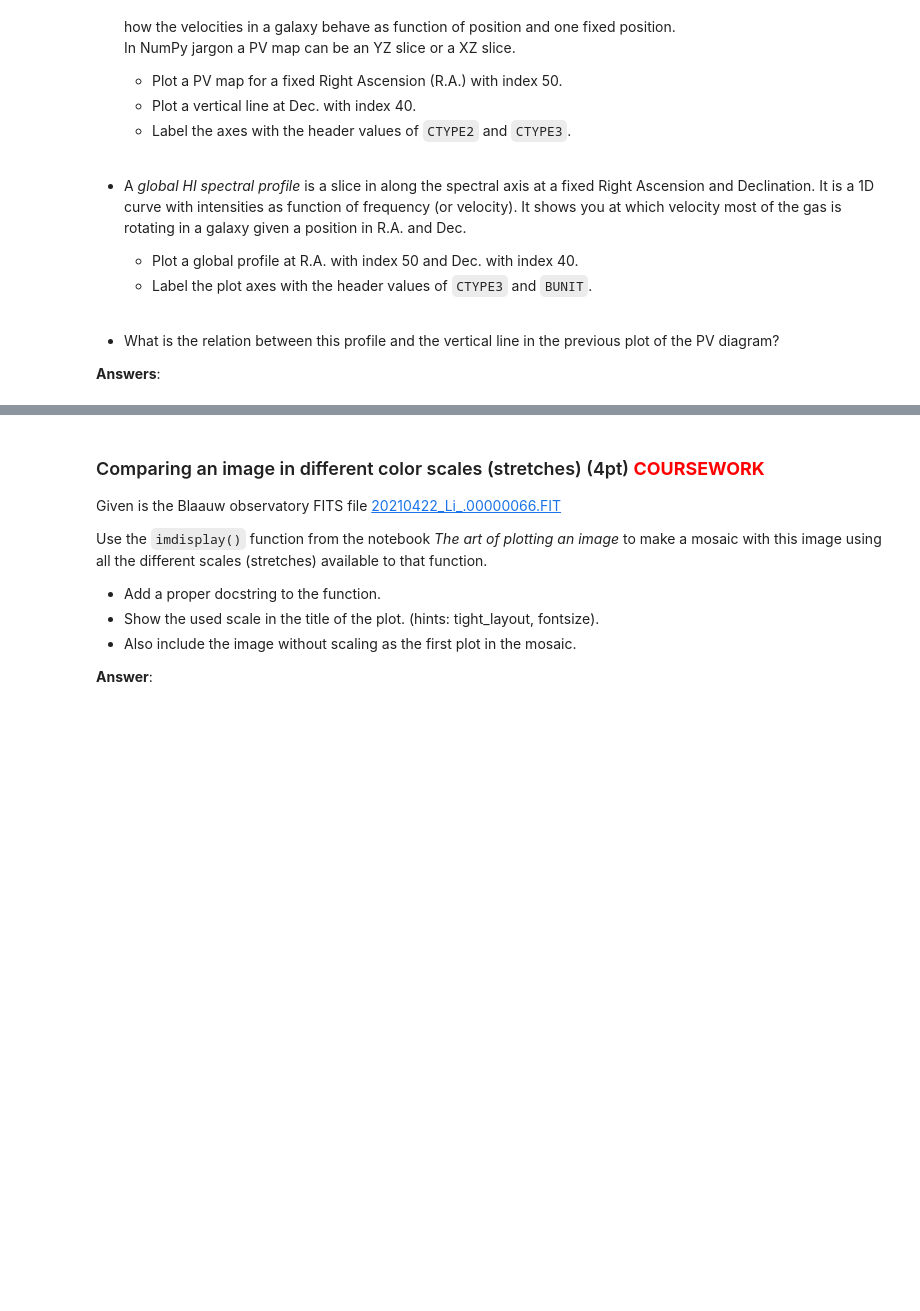
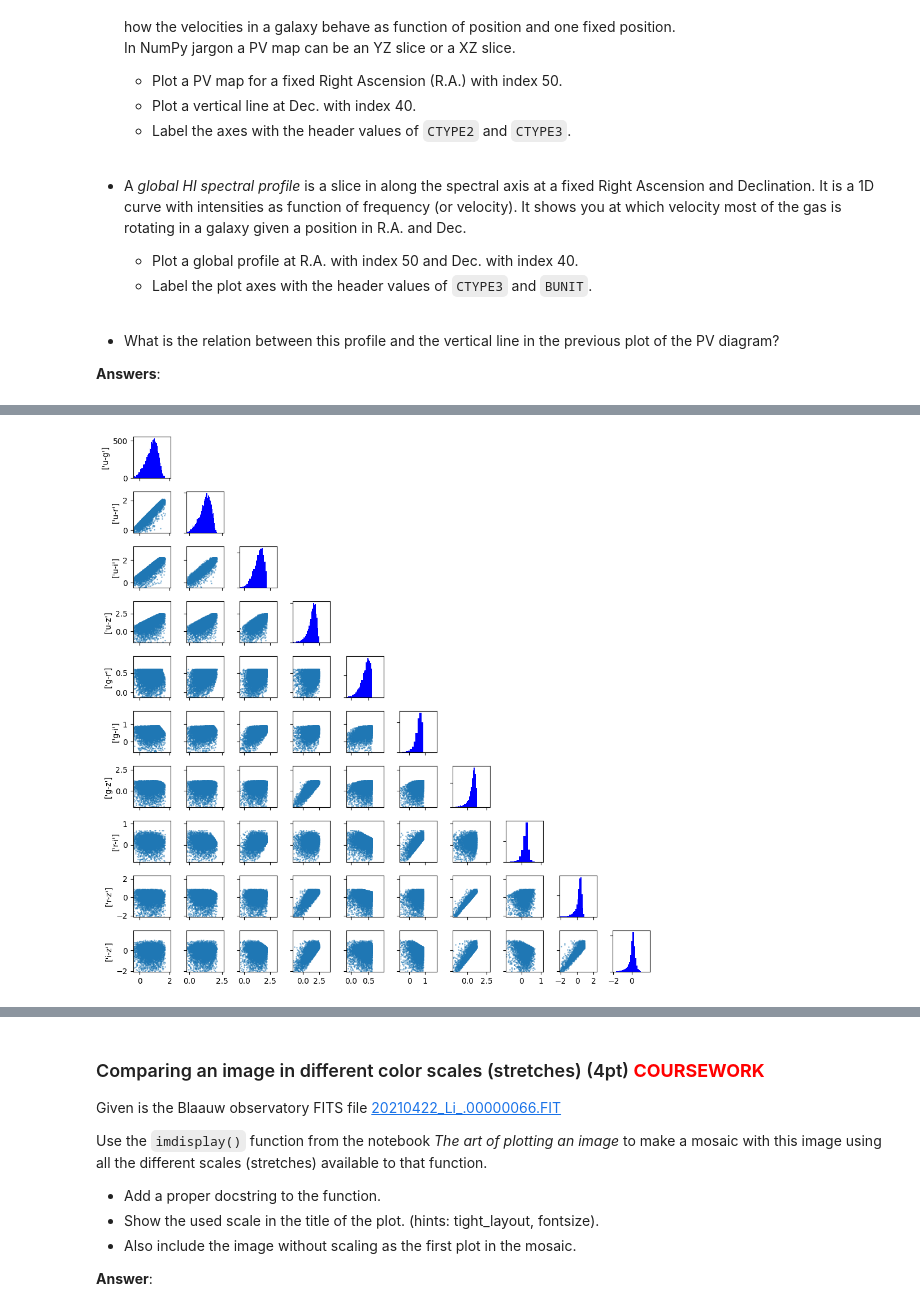
Before and after one commit to irfrank/PROGNUM-repo, a Jupyter notebook: Task6/s6414117_Coursework6.ipynb, the cells around one changed output, grey strips where cells are left out. Drawn from its saved outputs; the diff is of its cells as text; code cells hidden in the pictures; blank space fills up the shorter version.

```diff
--- a/Task6/s6414117_Coursework6.ipynb
+++ b/Task6/s6414117_Coursework6.ipynb
@@ -89,6 +143,86 @@ Download [SDSS_DR17_galaxies.fits](https://brightspace.rug.nl/content/enforced/4
 ![galaxy_colour.png](attachment:116628c6-fd70-44b6-b939-6d3dc84b26b1.png)
 
 **Plot and answer**:
+# %%
+import pandas as pd
+import numpy as np
+from astropy.io import fits
+import matplotlib.pyplot as plt
+
+#open the file
+hdulist = fits.open('SDSS_DR17_galaxies.fits')
+data = hdulist[1].data
+
+#create Pandas DataFrame
+df=pd.DataFrame(np.array(data).byteswap().view(np.array(data).dtype.newbyteorder('=')))
+
+#get u, g, r, i, z
+bands=['u','g','r','i','z']
+df=df[bands]
+
+#filter out any negative values with a mask
+filter=['u','g','r','i','z']
+for f in filter:
+    df=df[df[f]>=0]
+
+#calculate colors
+color_df=pd.DataFrame()
+for i in range(len(bands)):
+    for j in range(i+1, len(bands)):
+        c1=bands[i]
+        c2=bands[j]
+        name=c1+'-'+c2
+        color_df[name]=df[c1]-df[c2]
+
+#calculate mean and standard deviation
+mean={}
+std={}
+
+for col in color_df.columns:
+    mean[col]=np.mean(color_df[col])
+    std[col]=np.std(color_df[col])
+
+#corner plot
+colors=list(color_df.columns)
+n=len(colors)
+
+fig, frame = plt.subplots(n,n, figsize=(10,10))
+
+for i in range(n):
+    for j in range(n):
+        ax=frame[i,j]
+
+        #hide the upper triangle
+        if j> i:
+            ax.set_visible(False)
+            continue
+
+        ycol=colors[i]
+        xcol=colors[j]
+
+
+        if i==j:  #histogram
+            ax.hist(color_df[xcol], bins=100, color='blue')
+            mean_val=mean[xcol]
+            std_val=std[xcol]
+            ax.set_xlim(mean_val-3*std_val, mean_val+3*std_val)
+        else:  #scatter plot
+            ax.scatter(color_df[xcol], color_df[ycol], s=1, alpha=0.4)
+            ax.set_xlim(mean[xcol]-3*std[xcol], mean[xcol]+3*std[xcol])
+            ax.set_ylim(mean[ycol]-3*std[ycol], mean[ycol]+3*std[ycol])
+
+        #hide axis labels
+        if j>0:
+            ax.set_yticklabels([])
+        else:
+            ax.set_ylabel([ycol])  #set the y-axis label for first column
+        if i<n-1:
+            ax.set_xticklabels([])
+
+plt.tight_layout()
+plt.show()
+# %% [output]
+[figure, added]
 # %%
 # Leave unaltered
 totalpoints += 5
```
Also changed, not shown: parts of 4 cells of this notebook, 4 other files.
